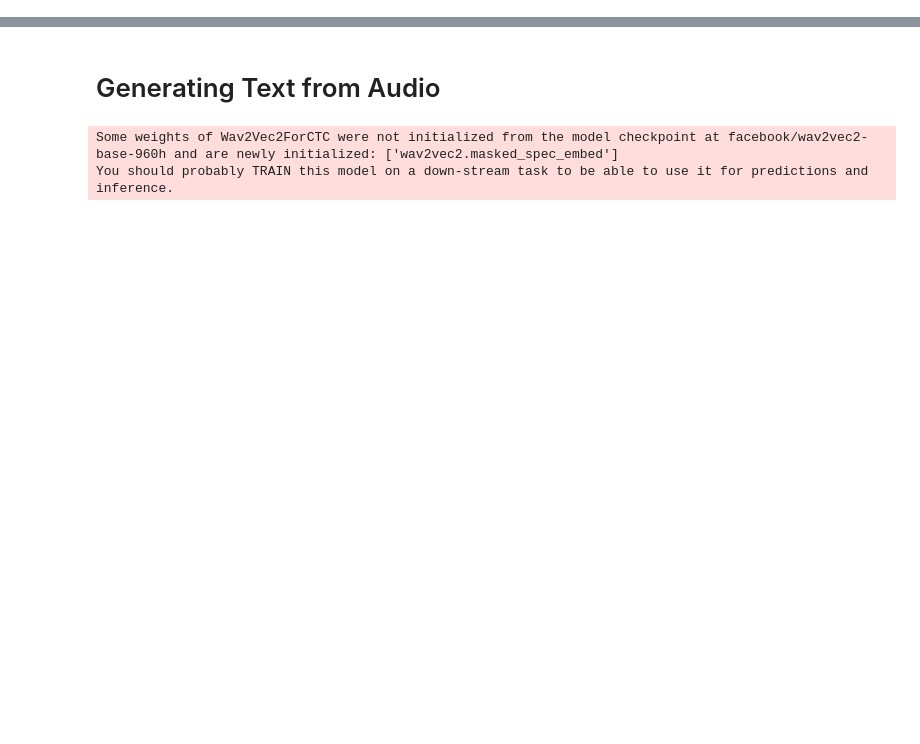
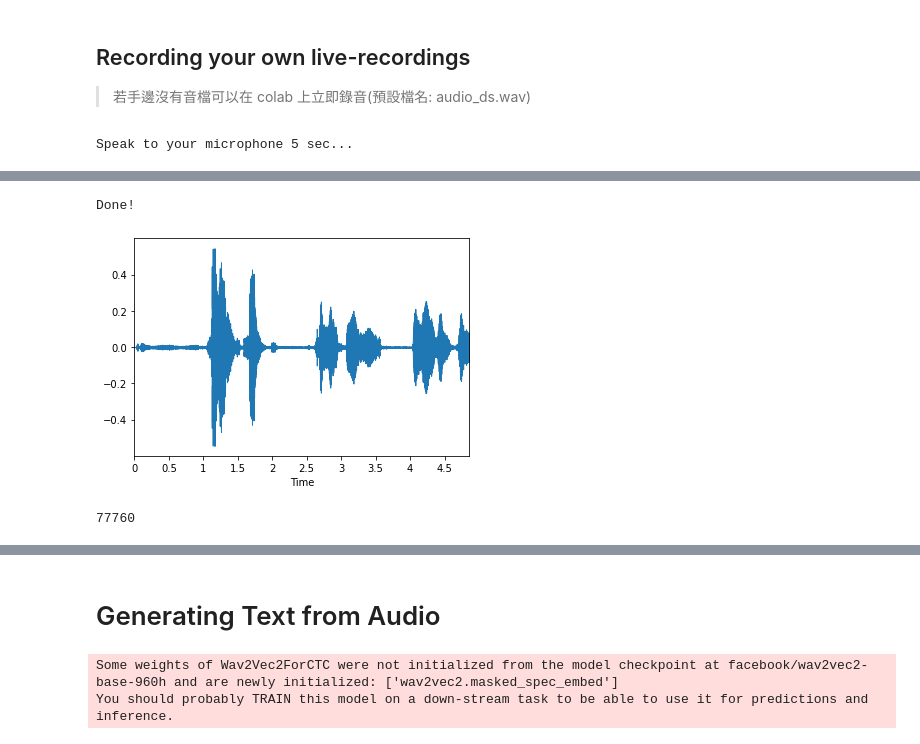
Before and after one commit to 1010code/streamlit-Wav2Vec, a Jupyter notebook: example/Wav2Vec_Hugging_Face_Notebook.ipynb, the cells around one changed output, grey strips where cells are left out. Cells and saved outputs as stored; diff of their text form; code cells hidden in the pictures; blank space fills up the shorter version.

```diff
--- a/example/Wav2Vec_Hugging_Face_Notebook.ipynb
+++ b/example/Wav2Vec_Hugging_Face_Notebook.ipynb
@@ -12,0 +5,60 @@ Audio(file_name)
+# %% [markdown]
+## Recording your own live-recordings
+> 若手邊沒有音檔可以在 colab 上立即錄音(預設檔名: audio_ds.wav)
+# %%
+# from https://gist.github.com/korakot/c21c3476c024ad6d56d5f48b0bca92be
+
+from IPython.display import Javascript
+from google.colab import output
+from base64 import b64decode
+
+RECORD = """
+const sleep = time => new Promise(resolve => setTimeout(resolve, time))
+const b2text = blob => new Promise(resolve => {
+  const reader = new FileReader()
+  reader.onloadend = e => resolve(e.srcElement.result)
+  reader.readAsDataURL(blob)
+})
+var record = time => new Promise(async resolve => {
+  stream = await navigator.mediaDevices.getUserMedia({ audio: true })
+  recorder = new MediaRecorder(stream)
+  chunks = []
+  recorder.ondataavailable = e => chunks.push(e.data)
+  recorder.start()
+  await sleep(time)
+  recorder.onstop = async ()=>{
+    blob = new Blob(chunks)
+    text = await b2text(blob)
+    resolve(text)
+  }
+  recorder.stop()
+})
+"""
+
+def record(sec, filename='audio.wav'):
+  display(Javascript(RECORD))
+  s = output.eval_js('record(%d)' % (sec * 1000))
+  b = b64decode(s.split(',')[1])
+  with open(filename, 'wb+') as f:
+    f.write(b)
+
+audio = 'audio.wav'
+second = 5
+print(f"Speak to your microphone {second} sec...")
+record(second, audio)
+print("Done!")
+
+
+import librosa
+import librosa.display
+speech, rate = librosa.load(audio, sr=16000)
+librosa.display.waveplot(speech, sr=rate)
+
+import matplotlib.pyplot as plt
+plt.show()
+
+import pysndfile
+file_name = './sample.wav'
+pysndfile.sndio.write(file_name, speech, rate=rate, format='wav', enc='pcm16')
+# %% [output]
+Speak to your microphone 5 sec...
@@ -12,0 +66,3 @@ Audio(file_name)
+Done!
+[figure, added]
+77760
```
Also changed, not shown: parts of 8 cells of this notebook.
